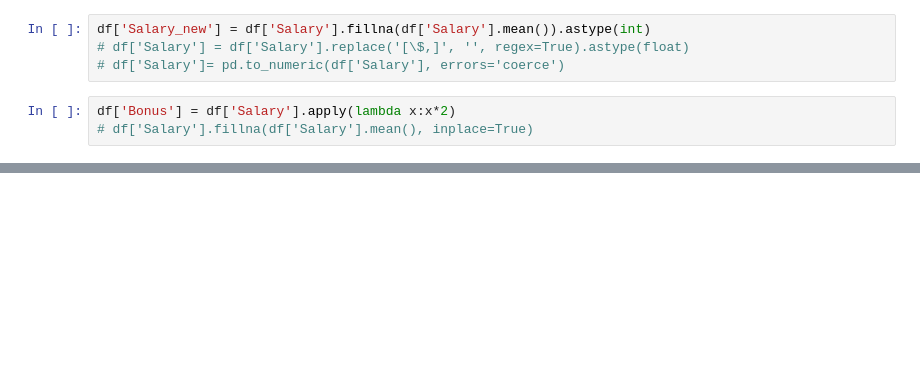
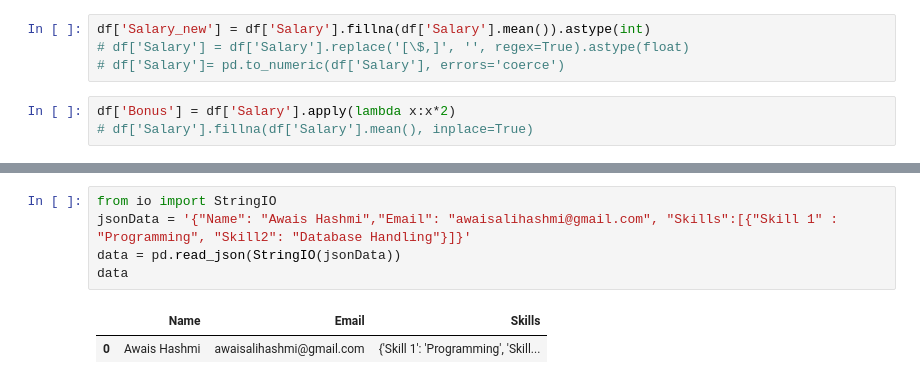
Before and after one commit to awais4212/Data-Science-Basics, a Jupyter notebook: Data Analysis/DataAnalysis.ipynb, the cells around one changed output, grey strips where cells are left out. Cells and saved outputs as stored; diff of their text form; blank space fills up the shorter version.

```diff
--- a/Data Analysis/DataAnalysis.ipynb
+++ b/Data Analysis/DataAnalysis.ipynb
@@ -645,0 +661,8 @@ Name: Salary, dtype: float64
+# %%
+from io import StringIO
+jsonData = '{"Name": "Awais Hashmi","Email": "awaisalihashmi@gmail.com", "Skills":[{"Skill 1" : "Programming", "Skill2": "Database Handling"}]}'
+data = pd.read_json(StringIO(jsonData))
+data
+# %% [output]
+|  | Name | Email | Skills |
+| 0 | Awais Hashmi | awaisalihashmi@gmail.com | {'Skill 1': 'Programming', 'Skill... |
```
Also changed, not shown: parts of 2 cells of this notebook.
